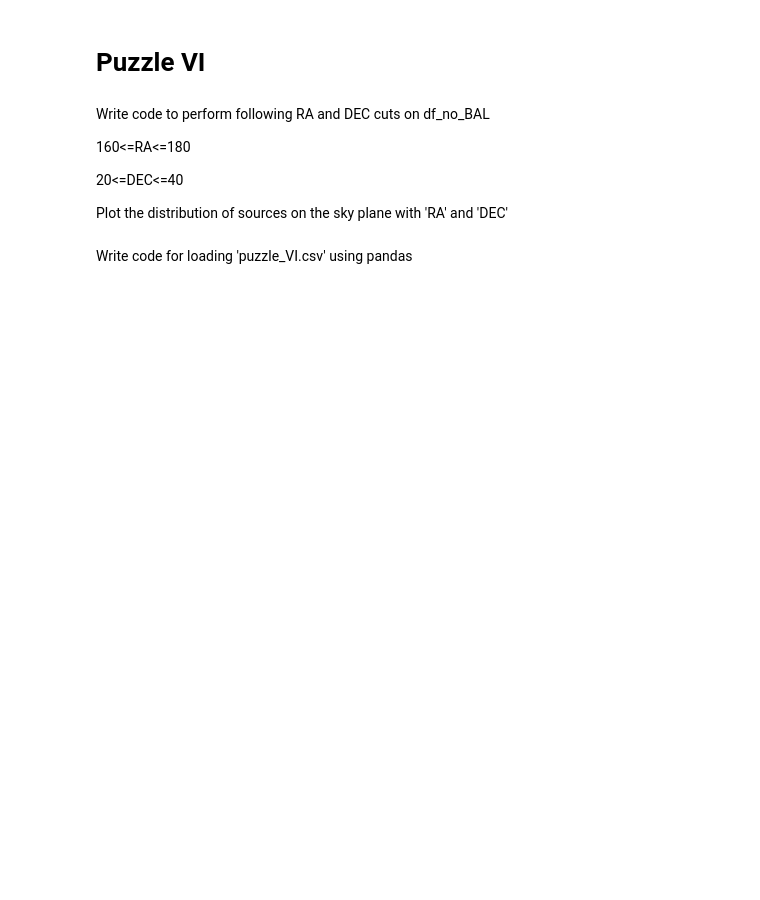
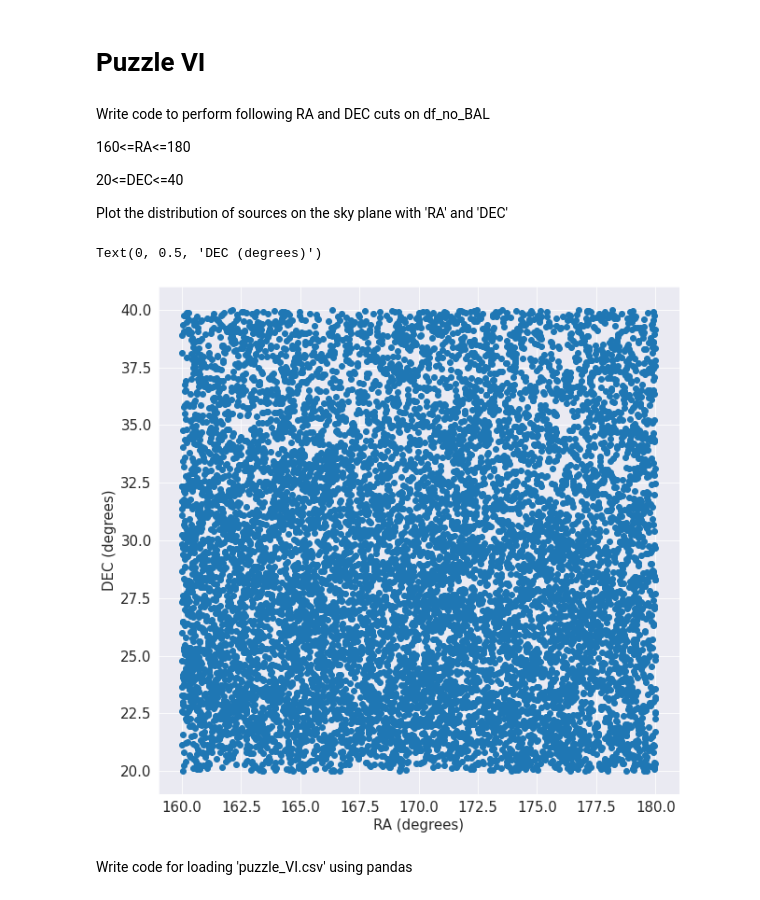
Before and after one commit to rahule-1999/DDA-python, a Jupyter notebook: Week_3/Module_3_1_Tabular_Data.ipynb, the cells around one changed output. Cells and saved outputs as stored; diff of their text form; code cells hidden in the pictures; blank space fills up the shorter version.

```diff
--- a/Week_3/Module_3_1_Tabular_Data.ipynb
+++ b/Week_3/Module_3_1_Tabular_Data.ipynb
@@ -514,10 +580,15 @@ df_new =
+# %%
+df_new = df_no_BAL[(df_no_BAL['RA']>=160) & (df_no_BAL['RA']<=180)  & (df_no_BAL['DEC']>=20) &  (df_no_BAL['DEC']<=40)]
 # %%
-x =
-y =
+x = df_new['RA']
+y = df_new['DEC']
 plt.figure(figsize = (10,10))
 plt.scatter(x,y)
 plt.xlabel("RA (degrees)")
 plt.ylabel("DEC (degrees)")
+# %% [output]
+Text(0, 0.5, 'DEC (degrees)')
+[figure, added]
 # %% [markdown]
 Write code for loading 'puzzle_VI.csv' using pandas
 # %%
```
Also changed, not shown: parts of 16 cells of this notebook.
